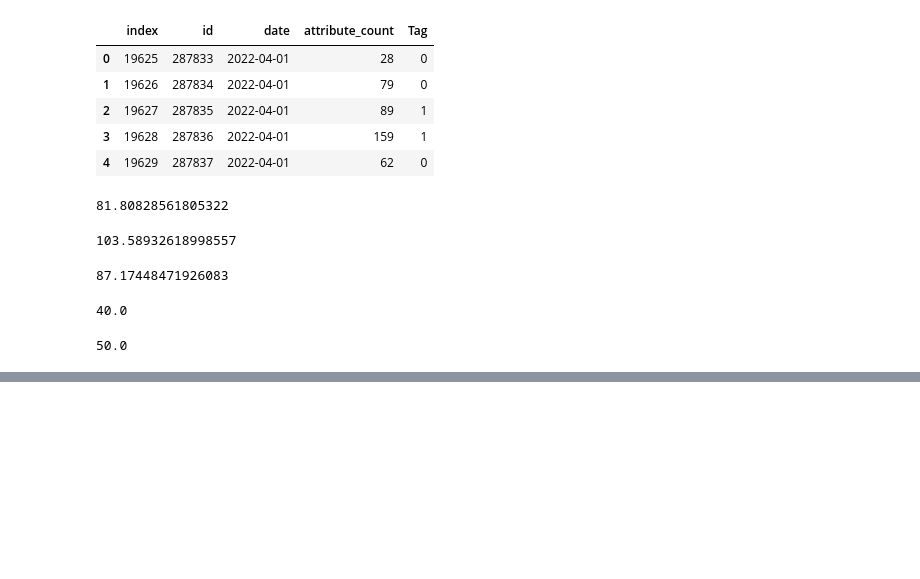
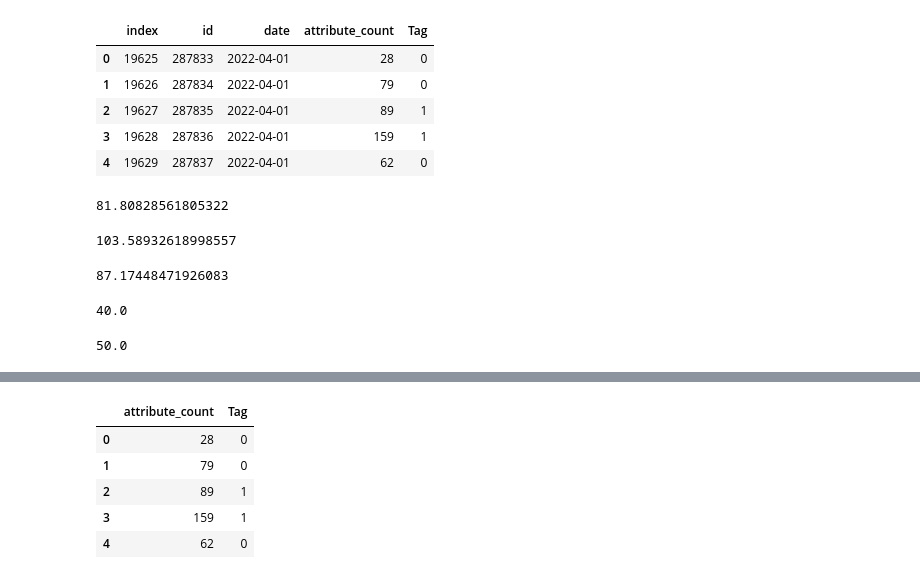
Before and after one commit to HOLMESsamuel/game-of-code, a Jupyter notebook: inspect.ipynb, the cells around one changed output, grey strips where cells are left out. Drawn from its saved outputs; the diff is of its cells as text; code cells hidden in the pictures; blank space fills up the shorter version.

```diff
--- a/inspect.ipynb
+++ b/inspect.ipynb
@@ -150,0 +158,10 @@ merged_dataset.to_csv("headers.csv")
+# %%
+events_1 = events_1.drop(["index", "id", "date"], axis=1)
+events_1.head()
+# %% [output]
+|  | attribute_count | Tag |
+| 0 | 28 | 0 |
+| 1 | 79 | 0 |
+| 2 | 89 | 1 |
+| 3 | 159 | 1 |
+| 4 | 62 | 0 |
```
Also changed, not shown: parts of 3 cells of this notebook, 13 other files.
